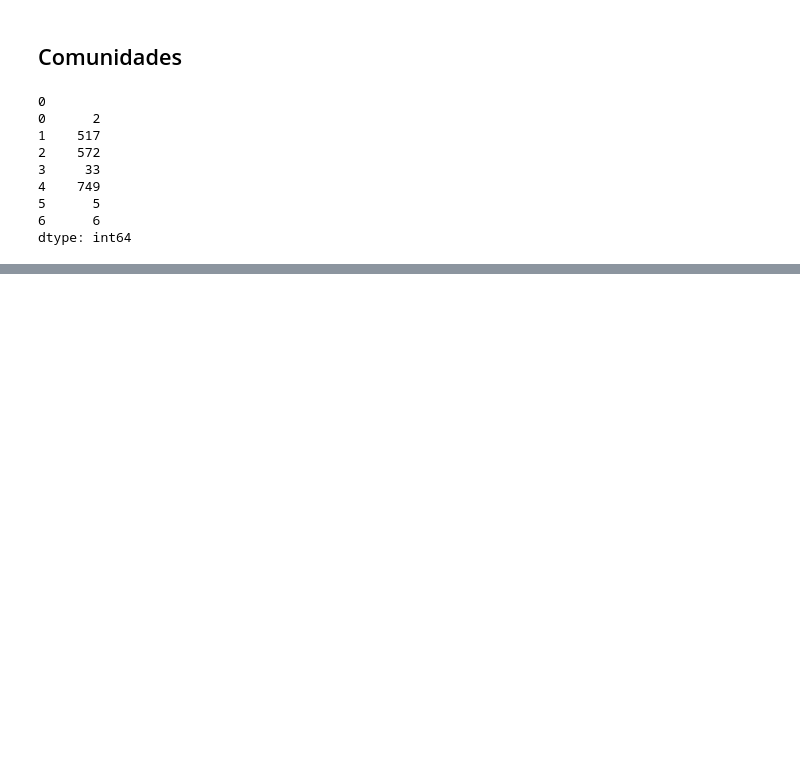
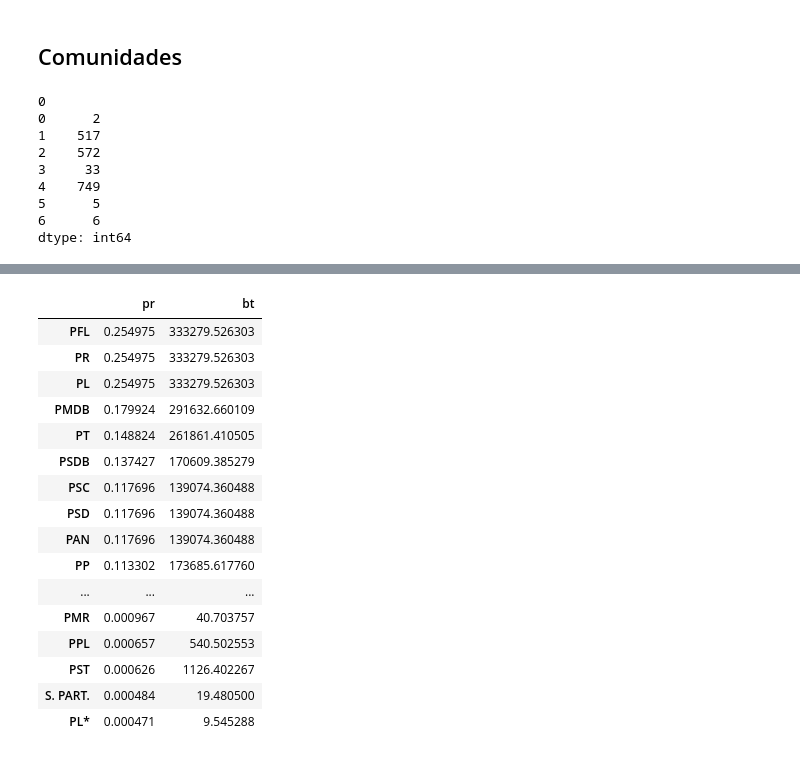
Before and after one commit to guilherme9718/rede-proposicoes-camara-federal, a Jupyter notebook: Análise da rede.ipynb, the cells around one changed output, grey strips where cells are left out. Cells and saved outputs as stored; diff of their text form; code cells hidden in the pictures; blank space fills up the shorter version.

```diff
--- a/Análise da rede.ipynb
+++ b/Análise da rede.ipynb
@@ -97,0 +190,20 @@ nx.write_gml(gf, 'dados/processado/arestas_louvain.gml')
+# %%
+centralidades_part.sort_values('pr', ascending=False)
+# %% [output]
+|  | pr | bt |
+| PFL | 0.254975 | 333279.526303 |
+| PR | 0.254975 | 333279.526303 |
+| PL | 0.254975 | 333279.526303 |
+| PMDB | 0.179924 | 291632.660109 |
+| PT | 0.148824 | 261861.410505 |
+| PSDB | 0.137427 | 170609.385279 |
+| PSC | 0.117696 | 139074.360488 |
+| PSD | 0.117696 | 139074.360488 |
+| PAN | 0.117696 | 139074.360488 |
+| PP | 0.113302 | 173685.617760 |
+| ... | ... | ... |
+| PMR | 0.000967 | 40.703757 |
+| PPL | 0.000657 | 540.502553 |
+| PST | 0.000626 | 1126.402267 |
+| S. PART. | 0.000484 | 19.480500 |
+| PL* | 0.000471 | 9.545288 |
```
Also changed, not shown: parts of 12 cells of this notebook, 5 other files.
